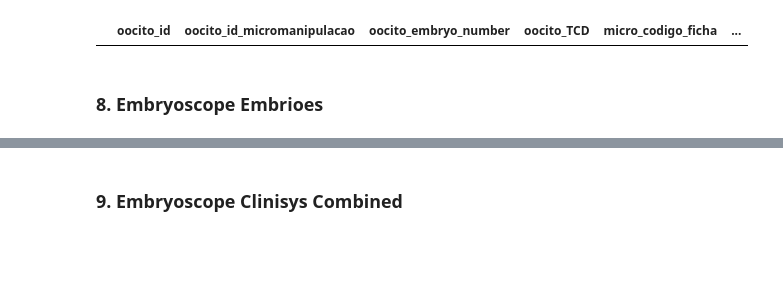
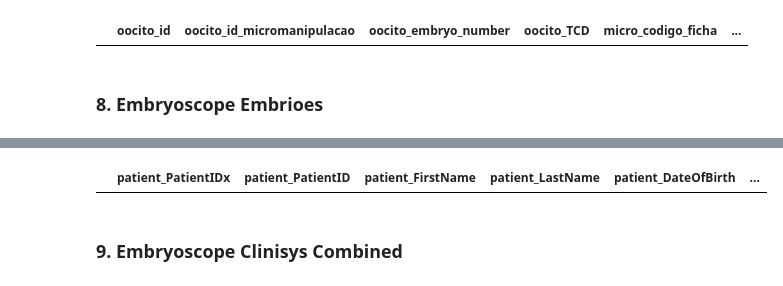
Before and after one commit to bobbypestana/embryoscope-extraction, a Jupyter notebook: data_lake_scripts/explore/query_embryo_data_v1.ipynb, the cells around one changed output, grey strips where cells are left out. Drawn from its saved outputs; the diff is of its cells as text; code cells hidden in the pictures; blank space fills up the shorter version.

```diff
--- a/data_lake_scripts/explore/query_embryo_data_v1.ipynb
+++ b/data_lake_scripts/explore/query_embryo_data_v1.ipynb
@@ -551,3 +496,7 @@ Records: 32
+# %%
+embryoscope_embrioes_data.loc[embryoscope_embrioes_data['embryo_FertilizationTime'].isin(['2024-01-15 12:45:00'])].sort_values(by='embryo_embryo_number')
+# %% [output]
+|  | patient_PatientIDx | patient_PatientID | patient_FirstName | patient_LastName | patient_DateOfBirth | ... |
 # %% [markdown]
 ### 9. Embryoscope Clinisys Combined
 # %%
```
Also changed, not shown: parts of 18 cells of this notebook, 15 other files.
